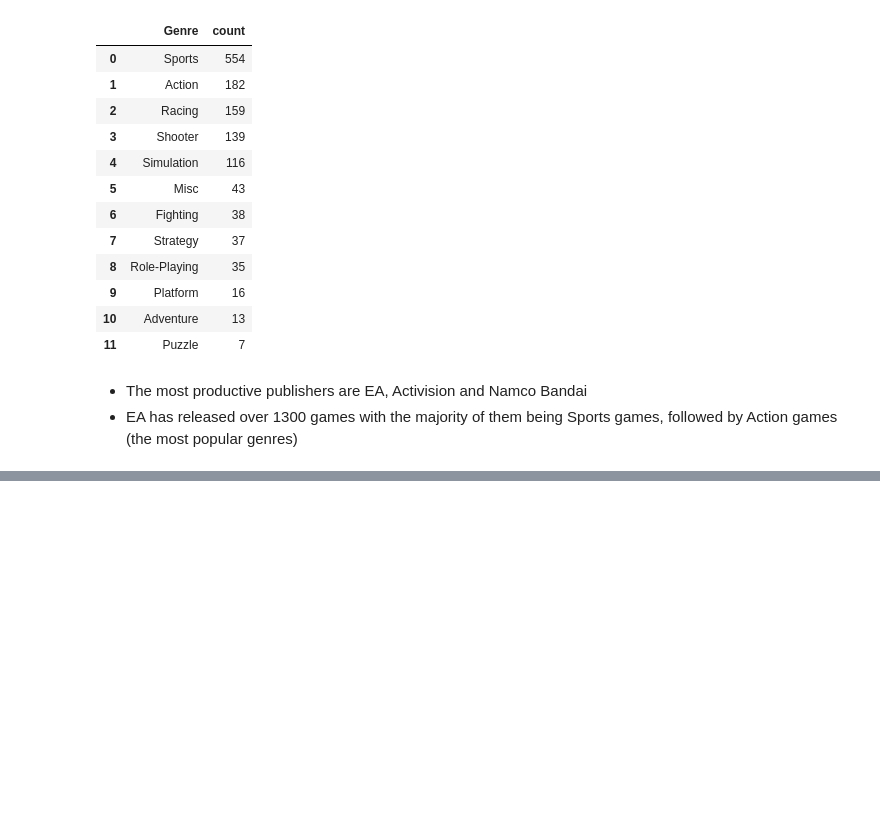
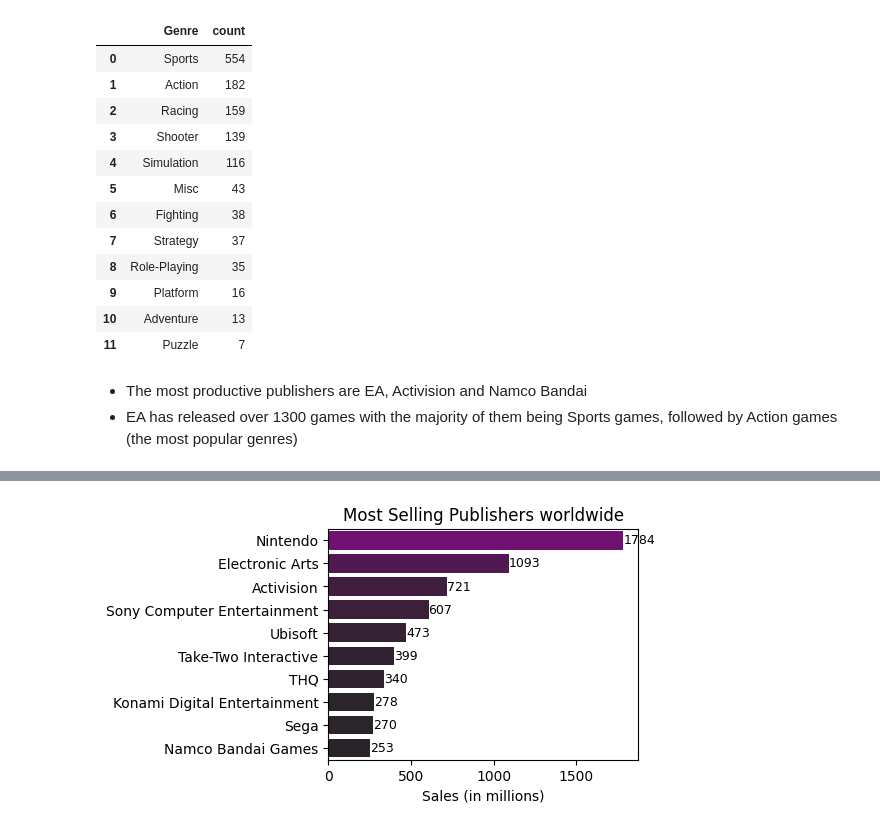
Before and after one commit to cyrilc7/Game-Sales, a Jupyter notebook: games-sales.ipynb, the cells around one changed output, grey strips where cells are left out. Saved outputs shown, nothing was run; the diff lists cells and outputs as text; code cells hidden in the pictures; blank space fills up the shorter version.

```diff
--- a/games-sales.ipynb
+++ b/games-sales.ipynb
@@ -578,0 +636,20 @@ genre_EA
+# %%
+# group the games by publisher and sort them by their sales worldwide
+top_publisher_global = sales_df.groupby('Publisher').sum().sort_values(by= 'Global_Sales', ascending = False).head(10)
+
+# set up palette
+palette_pub = sns.dark_palette('purple', as_cmap=True, reverse=False)
+
+plt.figure(figsize=(4,3))
+sns.barplot(x='Global_Sales', y='Publisher', hue= 'Global_Sales', data=top_publisher_global, palette=palette_pub, legend=False)
+
+# annotate values on each bar
+for index, value in enumerate(top_publisher_global['Global_Sales']):
+    plt.text(value, index, f'{int(value)}', va='center', ha='left', fontsize=9)
+
+plt.xlabel('Sales (in millions)')
+plt.ylabel('')
+plt.title('Most Selling Publishers worldwide')
+plt.show()
+# %% [output]
+[figure, added]
```
Also changed, not shown: parts of 56 cells of this notebook, 1 other file.
